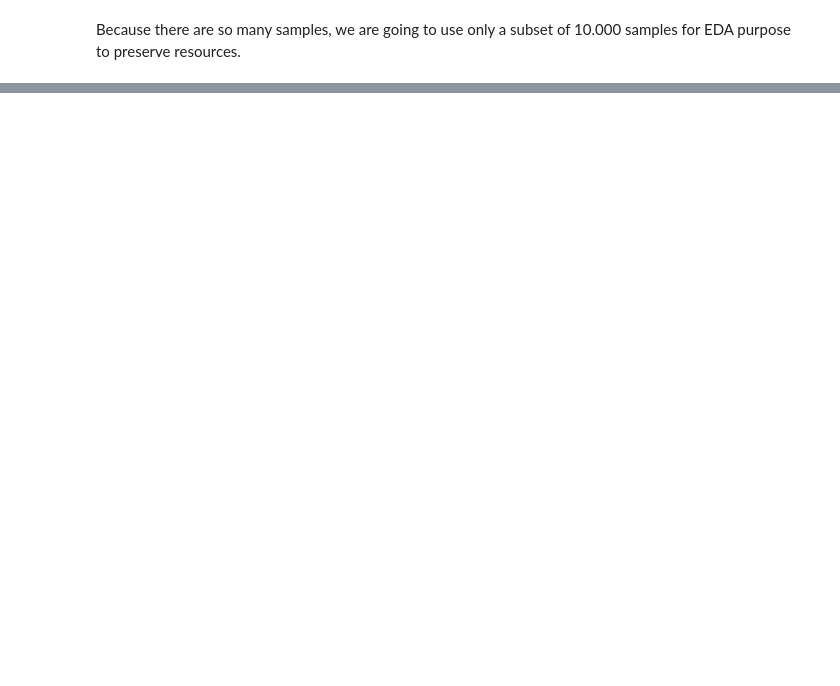
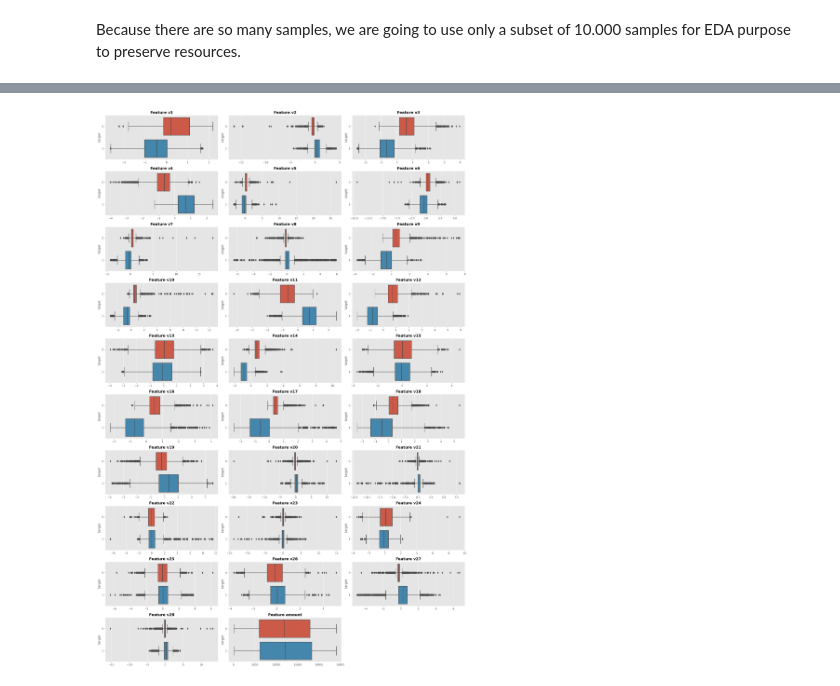
Before and after one commit to danjelito/classification-credit-card-fraud, a Jupyter notebook: src/eda.ipynb, the cells around one changed output, grey strips where cells are left out. Saved outputs shown, nothing was run; the diff lists cells and outputs as text; code cells hidden in the pictures; blank space fills up the shorter version.

```diff
--- a/src/eda.ipynb
+++ b/src/eda.ipynb
@@ -74,14 +103,16 @@ plt.show()
 # %%
 fig = plt.figure(figsize=(20, 30), dpi=150)
 n_cols = 3
-n_rows = int(np.ceil(features.shape[-1] / n_cols))
+n_rows = int(np.ceil(df_sample.shape[-1] / n_cols))
 
-for (i, col) in enumerate(features.columns, start=1):
-    if col == "Class":
+for (i, col) in enumerate(df_sample.columns, start=1):
+    if col == "target":
         continue
     ax = plt.subplot(n_rows, n_cols, i)
-    sns.boxplot(data=features, x=col, y="Class", ax=ax)
+    sns.boxplot(data=df_sample, x=col, y="target", ax=ax)
     ax.set_title(f"Feature {col}", fontweight="bold")
     ax.set_xlabel("")
 plt.tight_layout()
 plt.show()
+# %% [output]
+[figure, added]
```
Also changed, not shown: parts of 12 cells of this notebook.
